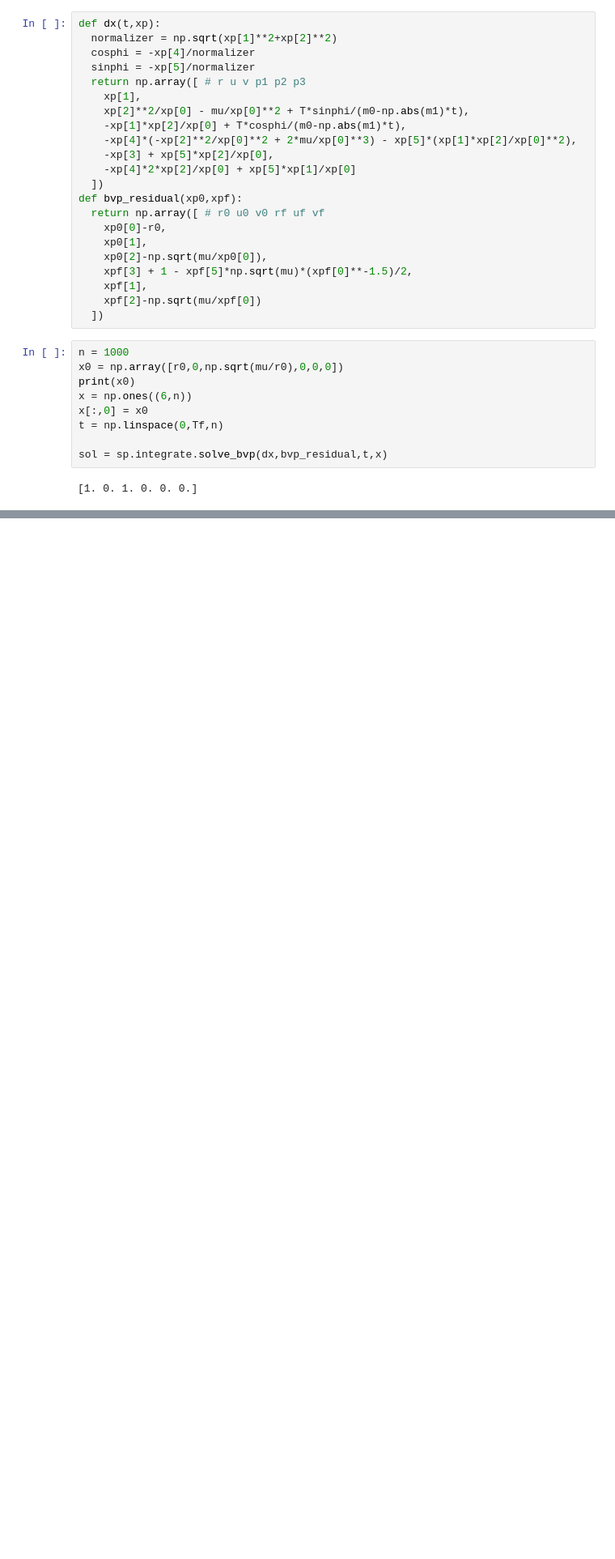
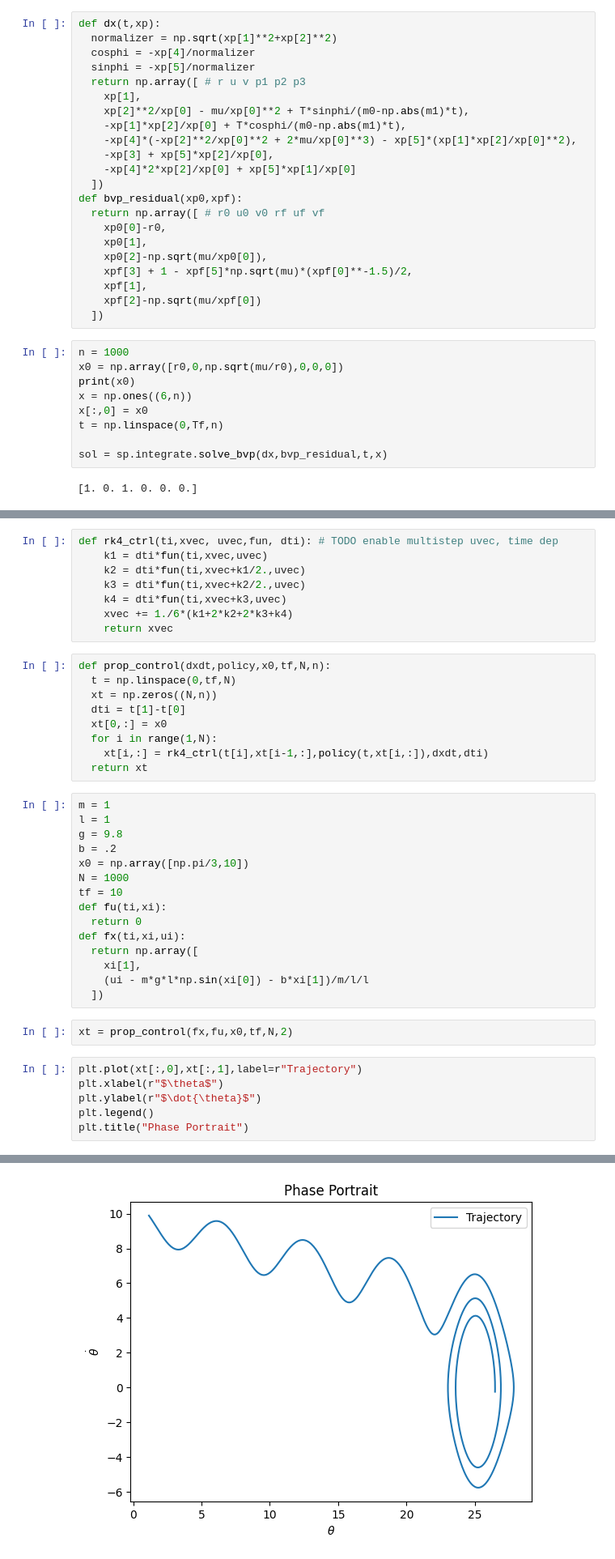
Before and after one commit to connorblake1/jiang-research, a Jupyter notebook: dp_control/OptCtrl_MITOCW_Hamiltonian.ipynb, the cells around one changed output, grey strips where cells are left out. Shown: that part at 81% size. Saved outputs shown, nothing was run; the diff lists cells and outputs as text; blank space fills up the shorter version.

Commit message:
Adding nonlinear dynamical control tools.

```diff
--- a/dp_control/OptCtrl_MITOCW_Hamiltonian.ipynb
+++ b/dp_control/OptCtrl_MITOCW_Hamiltonian.ipynb
@@ -54,0 +59,41 @@ plt.show()
+# %%
+def rk4_ctrl(ti,xvec, uvec,fun, dti): # TODO enable multistep uvec, time dep
+    k1 = dti*fun(ti,xvec,uvec)
+    k2 = dti*fun(ti,xvec+k1/2.,uvec)
+    k3 = dti*fun(ti,xvec+k2/2.,uvec)
+    k4 = dti*fun(ti,xvec+k3,uvec)
+    xvec += 1./6*(k1+2*k2+2*k3+k4)
+    return xvec
+# %%
+def prop_control(dxdt,policy,x0,tf,N,n):
+  t = np.linspace(0,tf,N)
+  xt = np.zeros((N,n))
+  dti = t[1]-t[0]
+  xt[0,:] = x0
+  for i in range(1,N):
+    xt[i,:] = rk4_ctrl(t[i],xt[i-1,:],policy(t,xt[i,:]),dxdt,dti)
+  return xt
+# %%
+m = 1
+l = 1
+g = 9.8
+b = .2
+x0 = np.array([np.pi/3,10])
+N = 1000
+tf = 10
+def fu(ti,xi):
+  return 0
+def fx(ti,xi,ui):
+  return np.array([
+    xi[1],
+    (ui - m*g*l*np.sin(xi[0]) - b*xi[1])/m/l/l
+  ])
+# %%
+xt = prop_control(fx,fu,x0,tf,N,2)
+# %%
+plt.plot(xt[:,0],xt[:,1],label=r"Trajectory")
+plt.xlabel(r"$\theta$")
+plt.ylabel(r"$\dot{\theta}$")
+plt.legend()
+plt.title("Phase Portrait")
+# %% [output]
@@ -54,0 +101 @@ plt.show()
+[figure, added]
```
Also changed, not shown: parts of 7 cells of this notebook.
